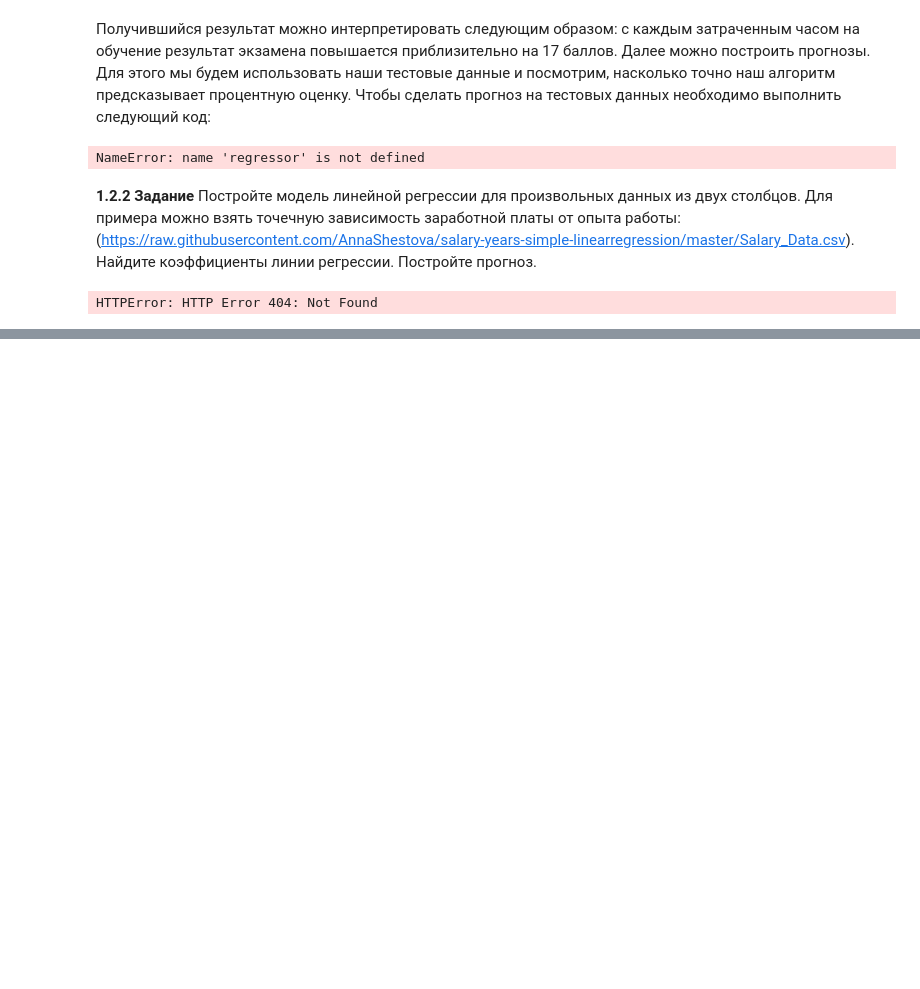
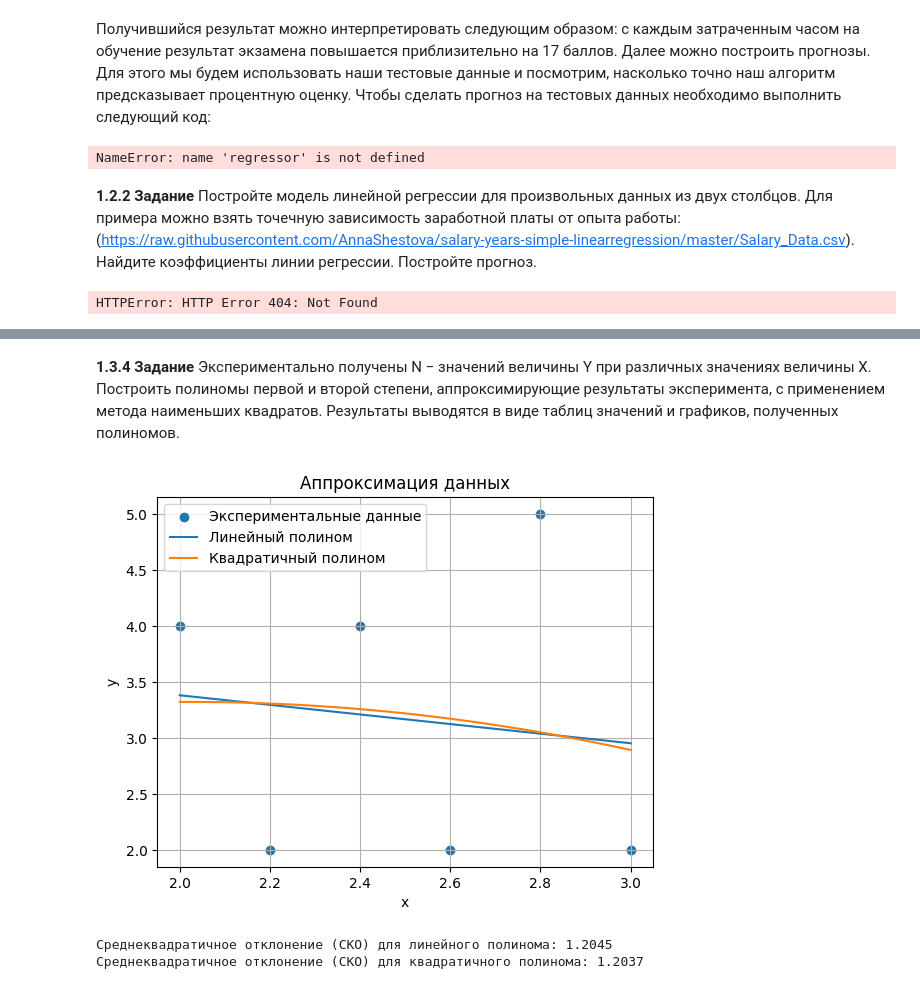
Before and after one commit to ivalukyan/workbook-ml, a Jupyter notebook: src/Workbook4_Lukyanov_I.ipynb, the cells around one changed output, grey strips where cells are left out. Cells and saved outputs as stored; diff of their text form; code cells hidden in the pictures; blank space fills up the shorter version.

```diff
--- a/src/Workbook4_Lukyanov_I.ipynb
+++ b/src/Workbook4_Lukyanov_I.ipynb
@@ -523,0 +634,49 @@ HTTPError: HTTP Error 404: Not Found
+# %% [markdown]
+**1.3.4 Задание**
+Экспериментально получены N − значений величины Y при
+различных значениях величины X. Построить полиномы первой и второй
+степени, аппроксимирующие результаты эксперимента, с применением
+метода наименьших квадратов. Результаты выводятся в виде таблиц
+значений и графиков, полученных полиномов.
+# %%
+import numpy as np
+import matplotlib.pyplot as plt
+
+# Ваши экспериментальные данные
+x_values = np.array([2.0, 2.2, 2.4, 2.6, 2.8, 3.0])
+y_values = np.array([4.0, 2.0, 4.0, 2.0, 5.0, 2.0])
+
+# Полином первой степени (линейный полином)
+V_linear = np.vstack([np.ones(len(x_values)), x_values]).T
+a, _, _, _ = np.linalg.lstsq(V_linear, y_values, rcond=None)
+linear_poly = lambda x: a[0] + a[1] * x
+
+# Полином второй степени (квадратичный полином)
+V_quadratic = np.vstack([np.ones(len(x_values)), x_values, x_values**2]).T
+b, _, _, _ = np.linalg.lstsq(V_quadratic, y_values, rcond=None)
+quadratic_poly = lambda x: b[0] + b[1] * x + b[2] * x**2
+
+# Графики
+plt.scatter(x_values, y_values, label='Экспериментальные данные')
+x_range = np.linspace(2.0, 3.0, 100)
+plt.plot(x_range, linear_poly(x_range), label='Линейный полином')
+plt.plot(x_range, quadratic_poly(x_range), label='Квадратичный полином')
+plt.xlabel('x')
+plt.ylabel('y')
+plt.title('Аппроксимация данных')
+plt.legend()
+plt.grid(True)
+plt.show()
+
+# Среднеквадратичное отклонение (СКО)
+linear_residuals = y_values - linear_poly(x_values)
+quadratic_residuals = y_values - quadratic_poly(x_values)
+linear_rmse = np.sqrt(np.mean(linear_residuals**2))
+quadratic_rmse = np.sqrt(np.mean(quadratic_residuals**2))
+
+print(f"Среднеквадратичное отклонение (СКО) для линейного полинома: {linear_rmse:.4f}")
+print(f"Среднеквадратичное отклонение (СКО) для квадратичного полинома: {quadratic_rmse:.4f}")
+# %% [output]
+[figure, added]
+Среднеквадратичное отклонение (СКО) для линейного полинома: 1.2045
+Среднеквадратичное отклонение (СКО) для квадратичного полинома: 1.2037
```
Also changed, not shown: parts of 4 cells of this notebook.
